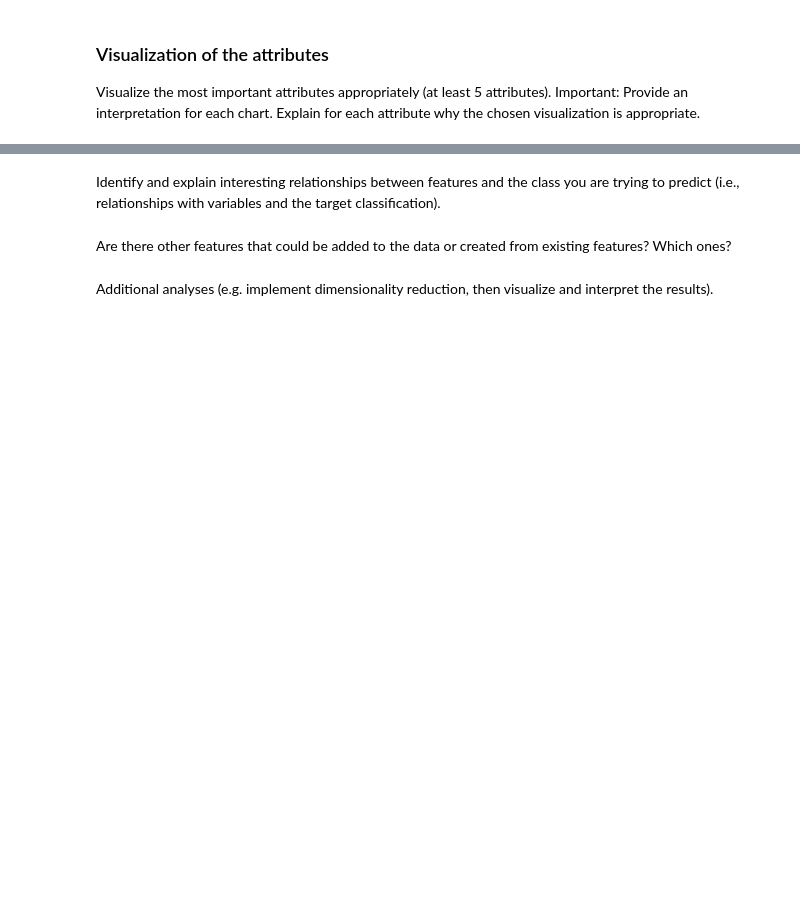
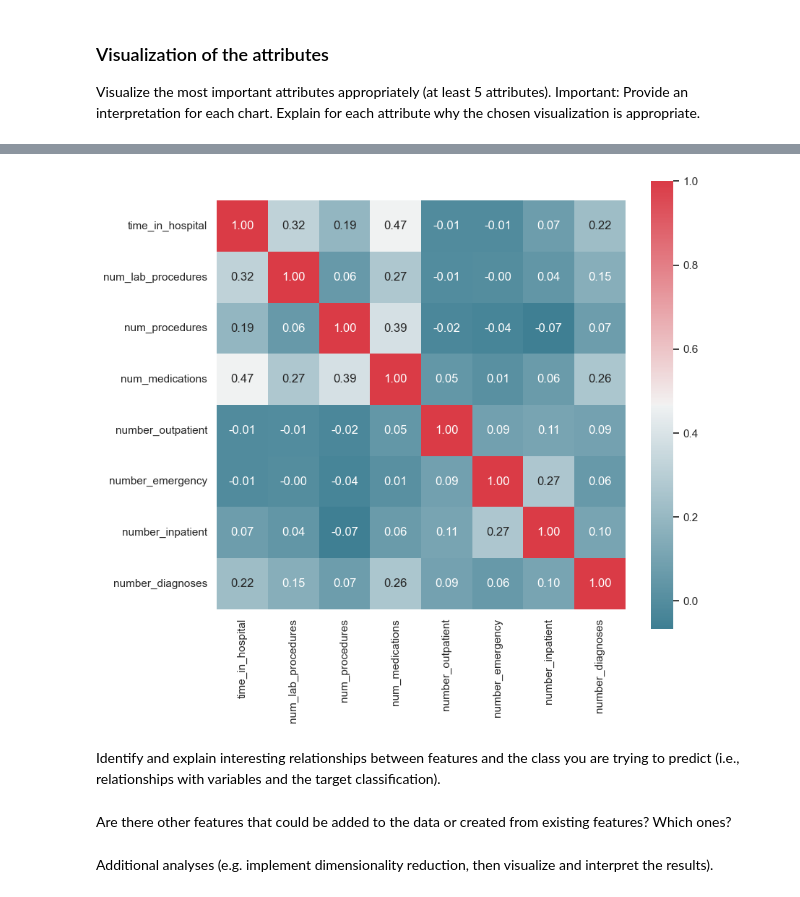
Before and after one commit to kdhenderson/ML7331_team_project, a Jupyter notebook: LabOne_Diabetes.ipynb, the cells around one changed output, grey strips where cells are left out. Cells and saved outputs as stored; diff of their text form; code cells hidden in the pictures; blank space fills up the shorter version.

```diff
--- a/LabOne_Diabetes.ipynb
+++ b/LabOne_Diabetes.ipynb
@@ -554,3 +584,31 @@ any interesting relationships.
+# %%
+# Select only numeric columns for the correlation matrix
+numeric_df = df_clean.select_dtypes(include=['int64', 'float64'])
+
+# Calculate the correlation matrix
+corr_matrix = numeric_df.corr()
+
+# Plot the correlation matrix using seaborn heatmap
+sns.set(style="darkgrid")  # Set the style
+
+# Set the colormapping
+
+
+# Create the plot
+f, ax = plt.subplots(figsize=(9, 9))  # Figure and axes
+sns.heatmap(corr_matrix,
+            annot=True,         # Plot numeric annotations
+            fmt=".2f",          # Format for annotations
+            cmap=cmap,          # Colormap
+            square=True,        # Keep cells square
+            cbar_kws={"shrink": 0.8},  # Colorbar customization
+            ax=ax)              # Use the same axis
+
+# Adjust layout
+f.tight_layout()
+plt.show()
+# %% [output]
+[figure, added]
 # %% [markdown]
 Identify and explain interesting relationships between features and the class
 you are trying to predict (i.e., relationships with variables and the target classification).
```
Also changed, not shown: parts of 7 cells of this notebook.
